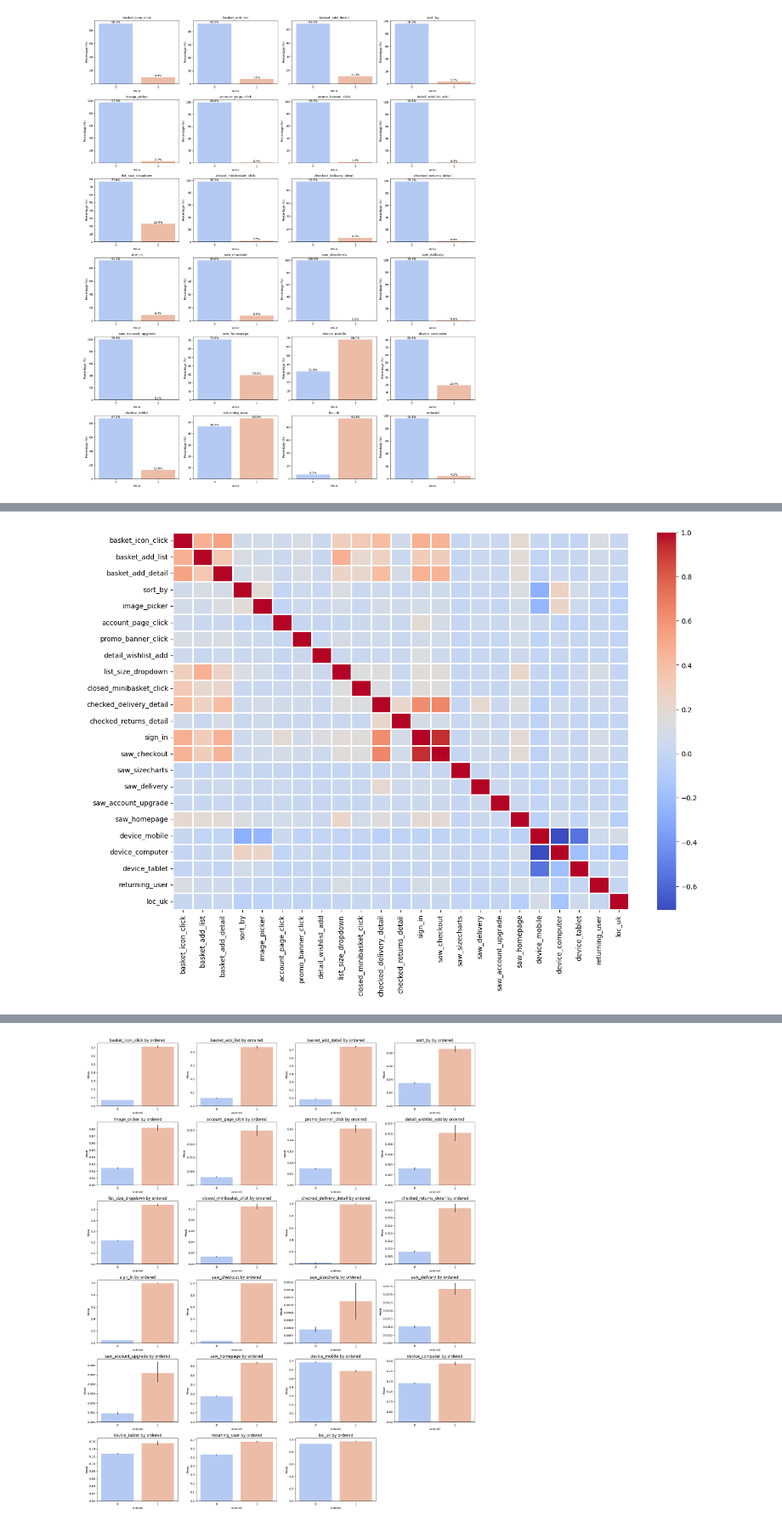
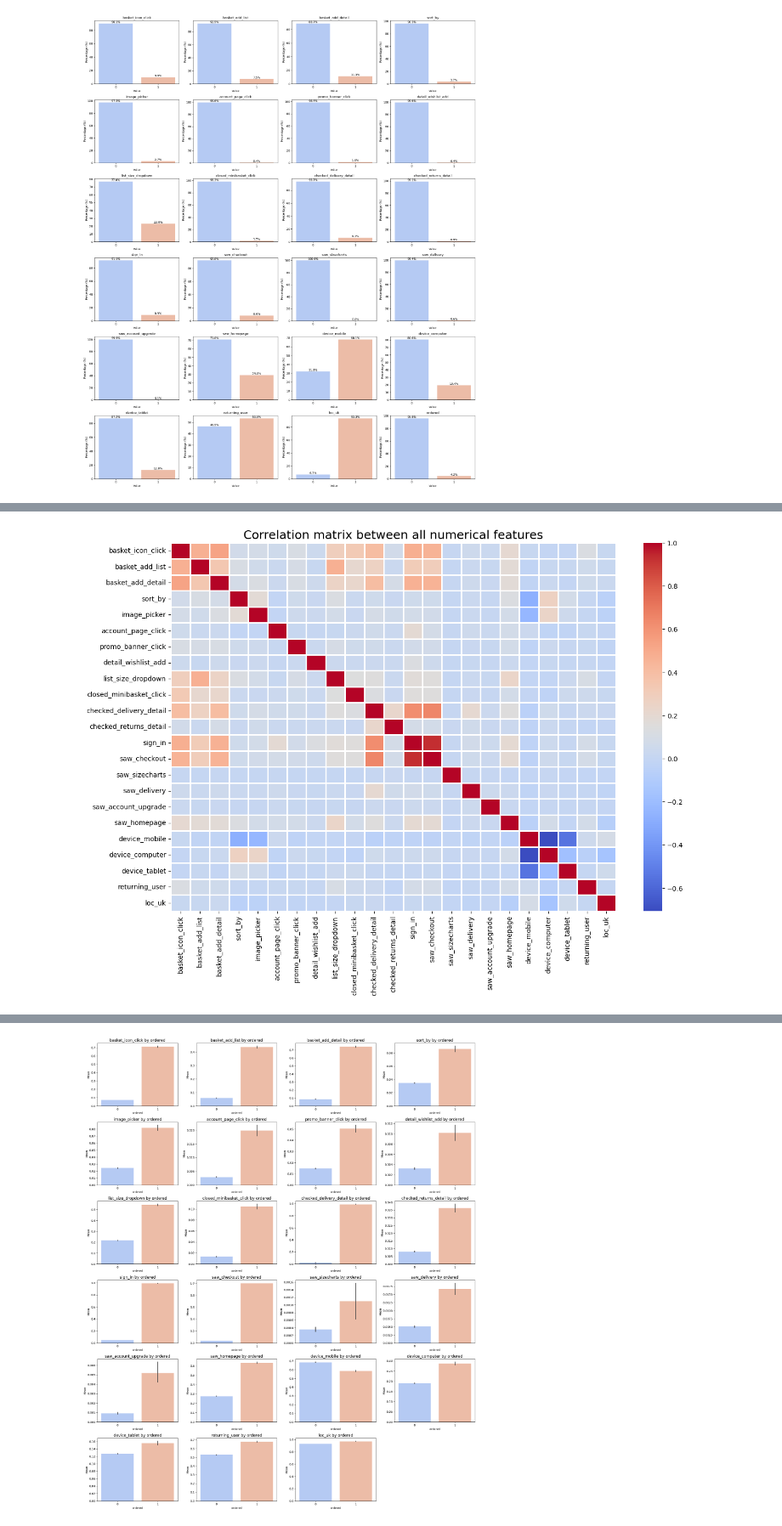
Before and after one commit to PiotrMiernik/Online-shop-purchase-prediction-and-users-segmentation, a Jupyter notebook: EDA and data preprocessing.ipynb, the cells around one changed output, grey strips where cells are left out. Shown at 85% size. Saved outputs shown, nothing was run; the diff lists cells and outputs as text; code cells hidden in the pictures.

```diff
--- a/EDA and data preprocessing.ipynb
+++ b/EDA and data preprocessing.ipynb
@@ -121,8 +137,10 @@ X_columns_df = df_train[[col for col in df_train.columns if col not in ['UserID'
 
 y_column_df = df_train['ordered']
 # %%
+# linear correlation between features
 plt.figure(figsize=(15,10))
 sns.heatmap(X_columns_df.corr(), cmap='coolwarm', linewidths=2)
+plt.title('Correlation matrix between all numerical features', fontsize=18)
 plt.show()
 # %% [output]
-[figure, old version]
+[figure, new version]
```
Also changed, not shown: parts of 21 cells of this notebook, 1 other file.
